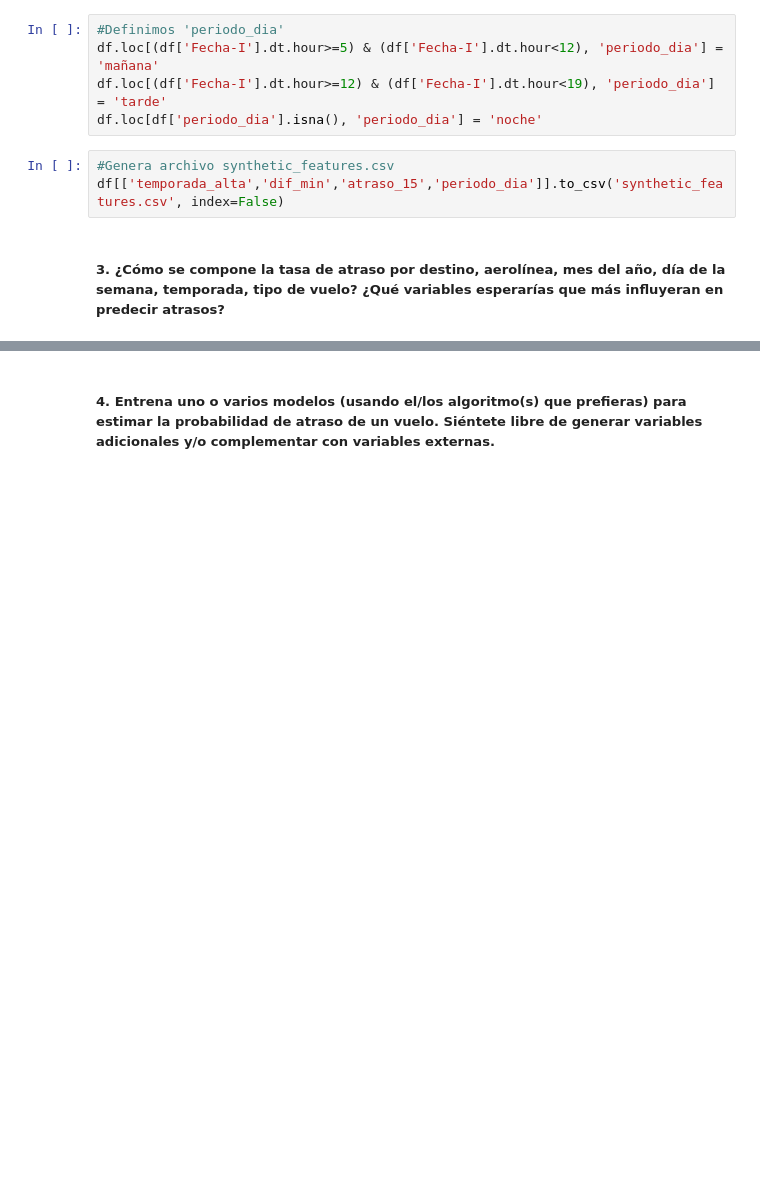
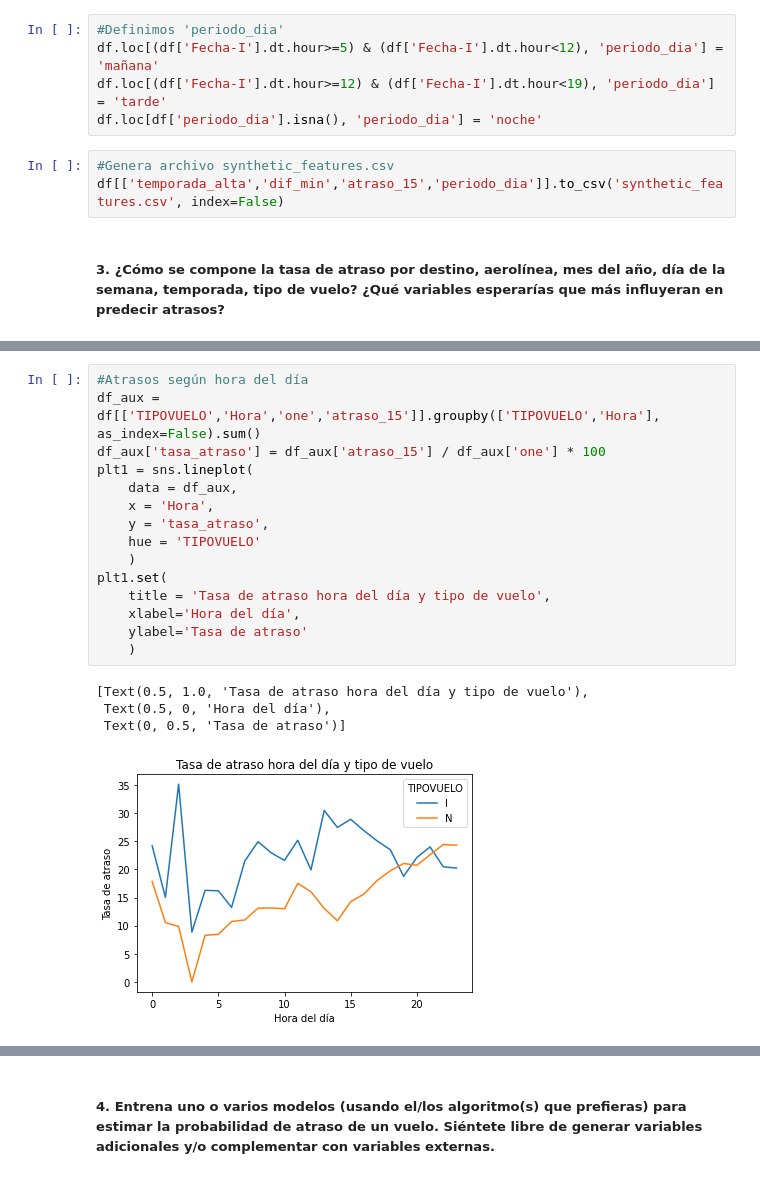
Before and after one commit to oscarjquintana/ChallengeLATAM, a Jupyter notebook: solution.ipynb, the cells around one changed output, grey strips where cells are left out. Cells and saved outputs as stored; diff of their text form; blank space fills up the shorter version.

```diff
--- a/solution.ipynb
+++ b/solution.ipynb
@@ -270,3 +373,23 @@ plt1.bar_label(plt1.containers[1])
+# %%
+#Atrasos según hora del día
+df_aux = df[['TIPOVUELO','Hora','one','atraso_15']].groupby(['TIPOVUELO','Hora'], as_index=False).sum()
+df_aux['tasa_atraso'] = df_aux['atraso_15'] / df_aux['one'] * 100
+plt1 = sns.lineplot(
+    data = df_aux,
+    x = 'Hora',
+    y = 'tasa_atraso',
+    hue = 'TIPOVUELO'
+    )
+plt1.set(
+    title = 'Tasa de atraso hora del día y tipo de vuelo',
+    xlabel='Hora del día',
+    ylabel='Tasa de atraso'
+    )
+# %% [output]
+[Text(0.5, 1.0, 'Tasa de atraso hora del día y tipo de vuelo'),
+ Text(0.5, 0, 'Hora del día'),
+ Text(0, 0.5, 'Tasa de atraso')]
+[figure, added]
 # %% [markdown]
 Sobre la composición de la tasa de atraso:
 
```
Also changed, not shown: parts of 33 cells of this notebook.
